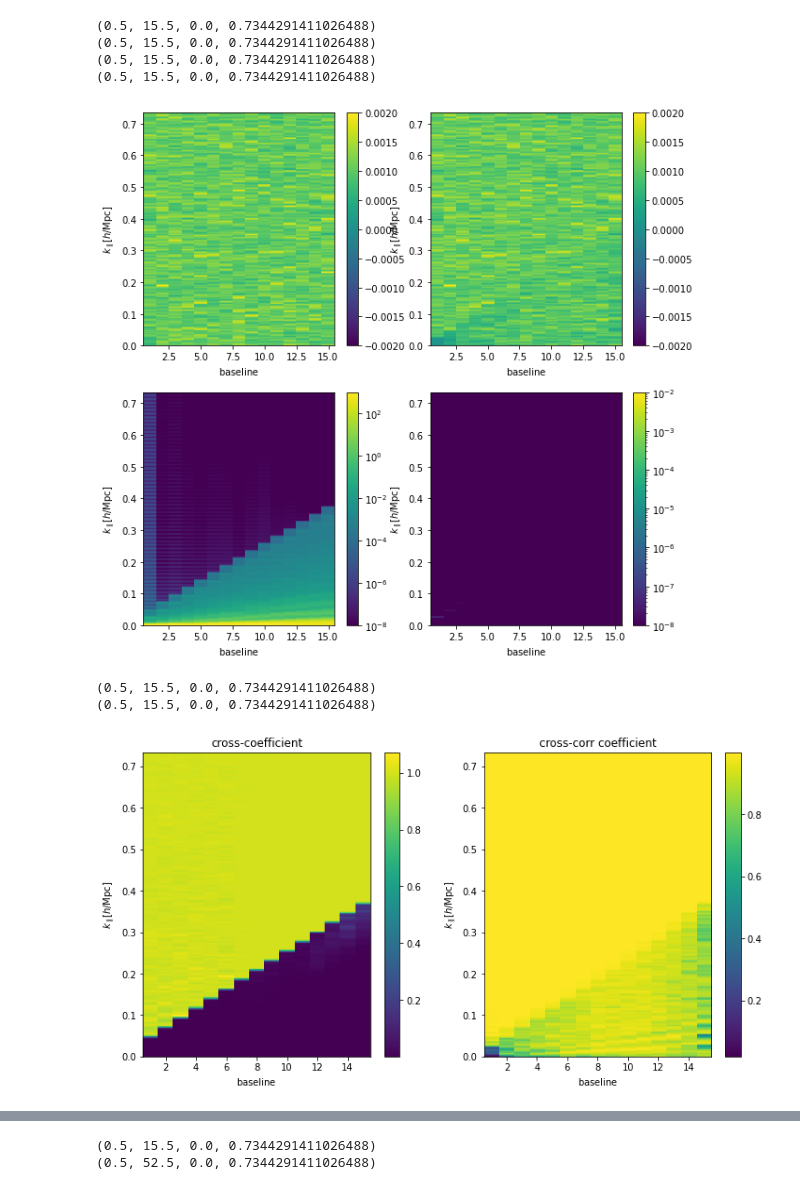
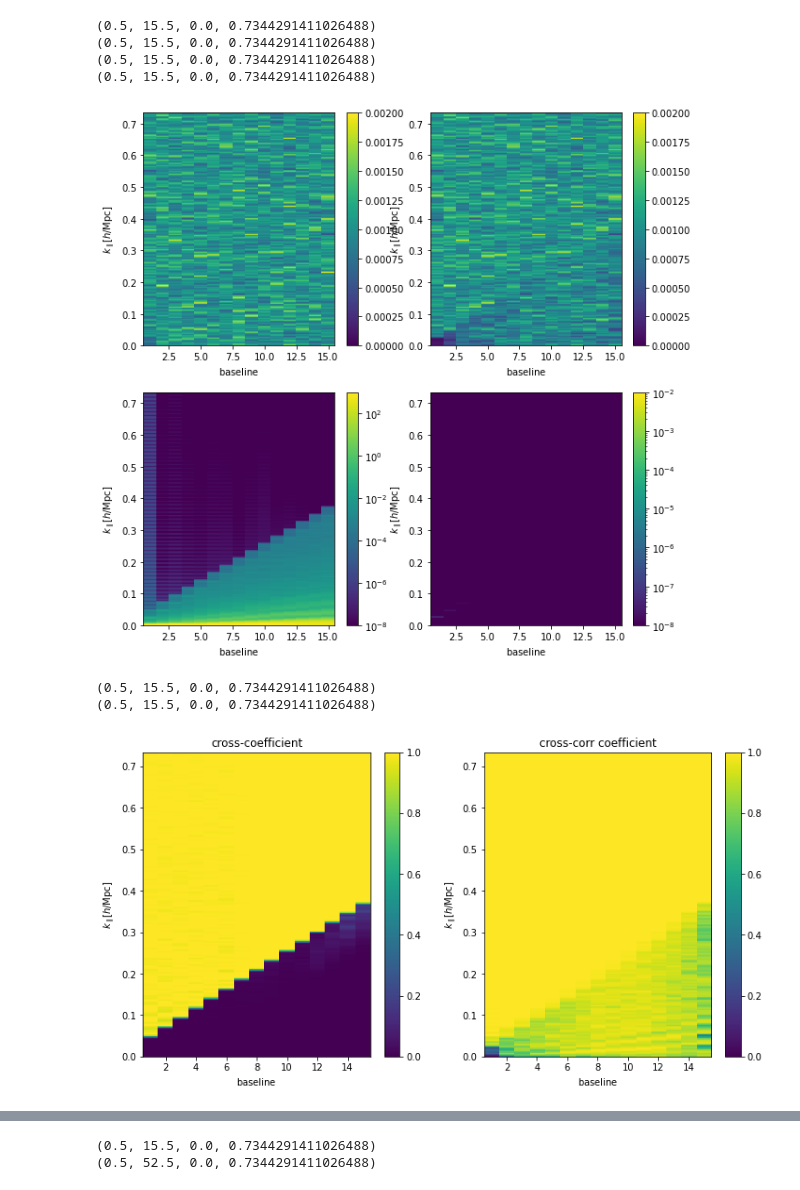
Before and after one commit to slosar/radio1d, a Jupyter notebook: notebooks/plots.ipynb, the cells around one changed output, grey strips where cells are left out. Saved outputs shown, nothing was run; the diff lists cells and outputs as text; code cells hidden in the pictures.

```diff
--- a/notebooks/plots.ipynb
+++ b/notebooks/plots.ipynb
@@ -6,6 +11,6 @@ from matplotlib.colors import LogNorm
 # %%
 class vps:
-    def __init__ (self,npix=4096, ndishes=16, redundant = True, sigt='sig', terr = 0, Nf = 1):
+    def __init__ (self,npix=4096, ndishes=16, redundant = True, sigt='sig', terr = 'ct0', Nf = 1):
         redstr = 'red' if redundant else 'nred'
         if Nf>0:
             fname = f"../outp/{ndishes}_{npix}_{redstr}_{sigt}_{terr}_{Nf}"
@@ -78,38 +83,38 @@ df.plotX(df.psf1,vmin=1e-8,vmax=1e-2)
 # %%
 ##
 ## Same as before but per array filtering
 ##
 
-ds=vps(ndishes=16, redundant=True,sigt='sig',terr=0,Nf=1)
-df=vps(ndishes=16, redundant=True,sigt='unif',terr=0,Nf=1)
+ds=vps(ndishes=16, redundant=True,sigt='sig',Nf=1)
+df=vps(ndishes=16, redundant=True,sigt='unif',Nf=1)
 plt.figure(figsize=(10,10))
 plt.subplot(2,2,1)
-ds.plotX(100*ds.ps,log=False,vmin=-0.002,vmax=+0.002)
+ds.plotX(100*ds.ps,log=False,vmin=-0.00,vmax=+0.002)
 plt.subplot(2,2,2)
-ds.plotX(100*ds.psf,log=False,vmin=-0.002,vmax=+0.002)
+ds.plotX(100*ds.psf,log=False,vmin=-0.000,vmax=+0.002)
 plt.subplot(2,2,3)
 df.plotX(df.ps,vmin=1e-8,vmax=1e3)
 plt.subplot(2,2,4)
 df.plotX(df.psf,vmin=1e-8,vmax=1e-2)
 # %% [output]
 (0.5, 15.5, 0.0, 0.7344291411026488)
 (0.5, 15.5, 0.0, 0.7344291411026488)
 (0.5, 15.5, 0.0, 0.7344291411026488)
 (0.5, 15.5, 0.0, 0.7344291411026488)
-[figure, old version]
+[figure, new version]
 # %%
 ## signal loss in terms of cross-power spectra
 ## Px = P_cross/ sqrt(P_auto * P_auto)
-ds=vps(ndishes=16, redundant=True,sigt='sig',terr=0,Nf=1)
+ds=vps(ndishes=16, redundant=True,sigt='sig',Nf=1)
 plt.figure(figsize=(12,6))
 plt.subplot(1,2,1)
-ds.plotX('f1x')
+ds.plotX('f1x',vmin=0,vmax=1.0)
 plt.subplot(1,2,2)
-ds.plotX('fx')
+ds.plotX('fx',vmin=0, vmax=1.0)
 # %% [output]
 (0.5, 15.5, 0.0, 0.7344291411026488)
 (0.5, 15.5, 0.0, 0.7344291411026488)
-[figure, old version]
+[figure, new version]
 # %%
 ### bigger arrays do better
 plt.figure(figsize=(18,6))
```
Also changed, not shown: parts of 11 cells of this notebook, 1 other file.
